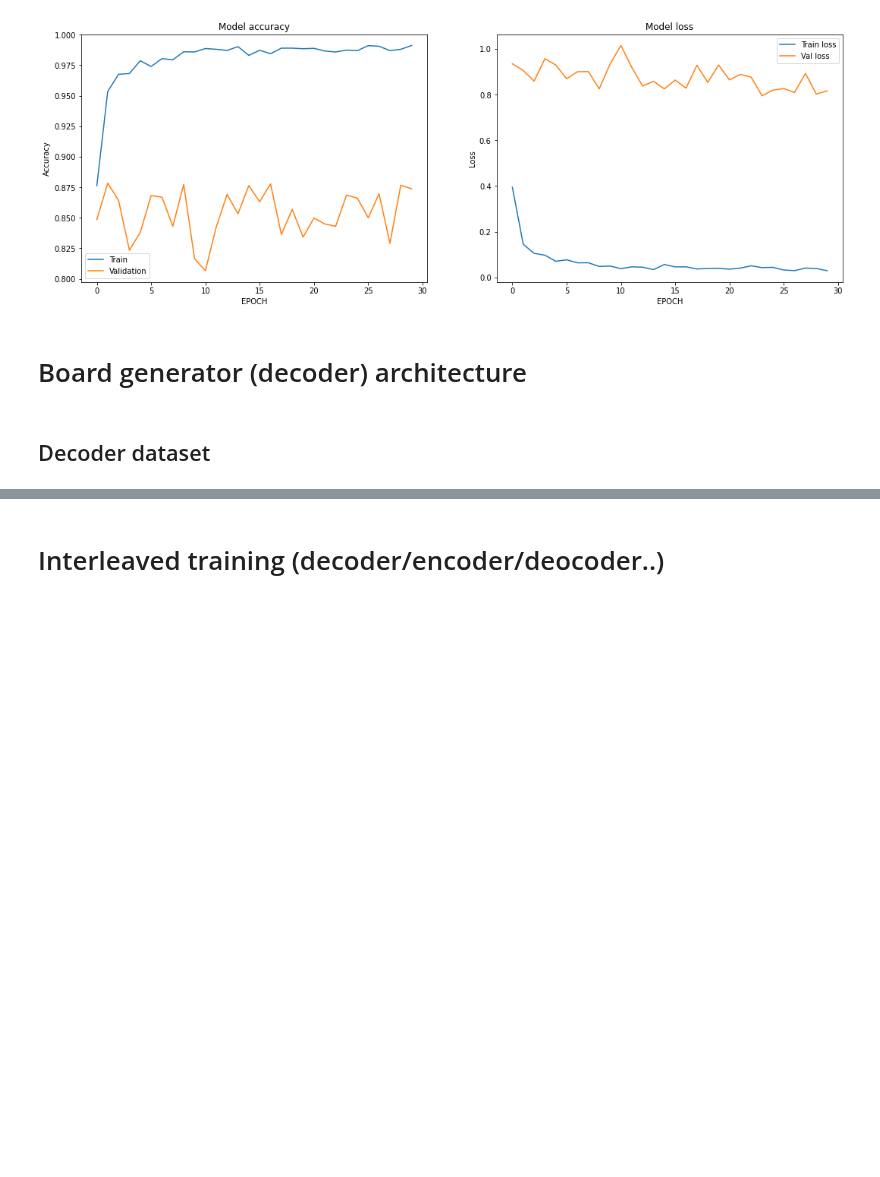
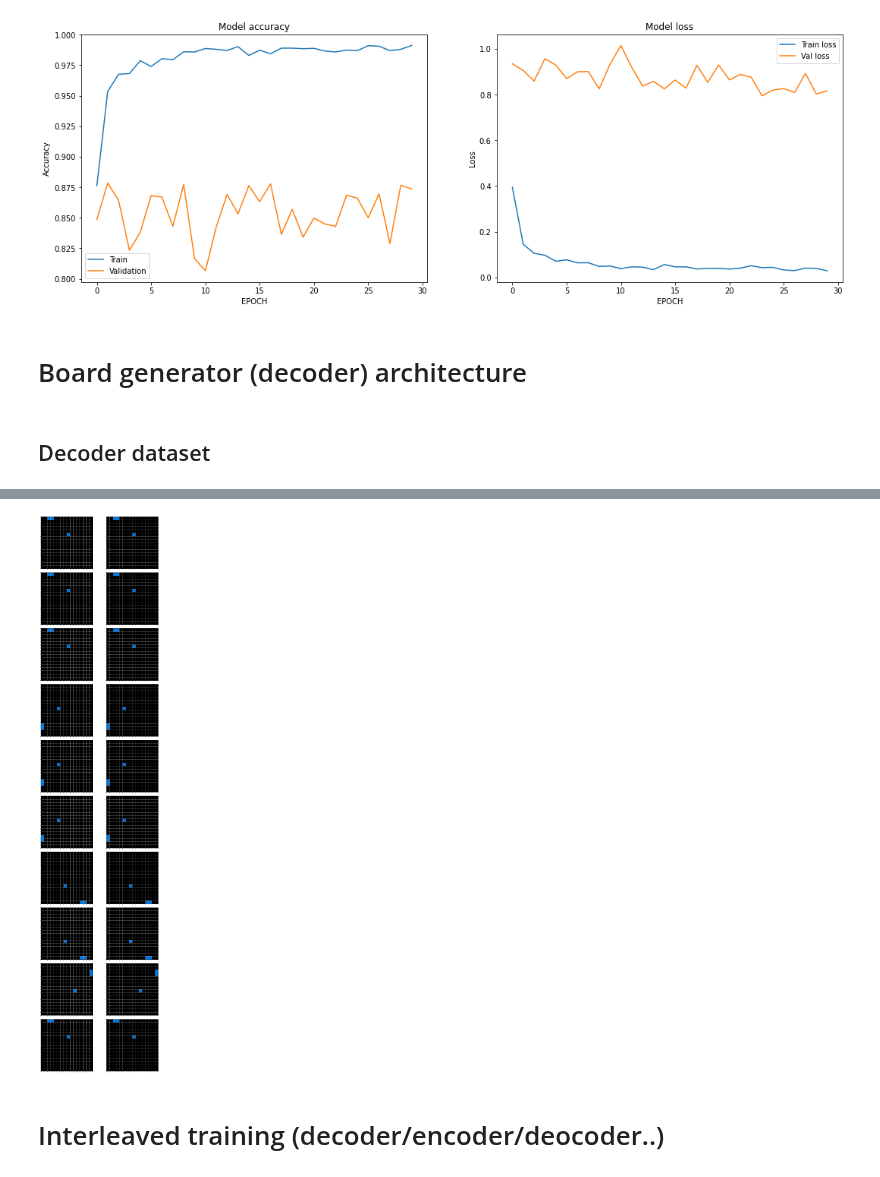
Before and after one commit to omerhac/arc_challenge, a Jupyter notebook: arc_starter_notebook.ipynb, the cells around one changed output, grey strips where cells are left out. Cells and saved outputs as stored; diff of their text form; code cells hidden in the pictures; blank space fills up the shorter version.

```diff
--- a/arc_starter_notebook.ipynb
+++ b/arc_starter_notebook.ipynb
@@ -126,7 +126,7 @@ def plot_task(task):
 
 def plot_board_pairs(board_pairs, labels):
   """
-  Plots the board pairs with their label as a title
+  Plots the board pairs (for siamese networks) with their label as a title
   """
 
   fig, axs = plt.subplots(len(board_pairs), 2, figsize=(8, 3 * len(board_pairs)))
@@ -138,6 +138,23 @@ def plot_board_pairs(board_pairs, labels):
 
   plt.tight_layout()
   plt.show()
+
+
+def plot_decoder_boards(board_pairs):
+  """
+  Plots the board pairs (for siamese networks) with their label as a title
+  """
+
+  fig, axs = plt.subplots(len(board_pairs), 2, figsize=(8, 3 * len(board_pairs)))
+
+  for i, pair in enumerate(board_pairs):
+    # plot a pair on a given axis
+    plot_board(pair[0], axs[i, 0])
+    plot_board(pair[1], axs[i, 1])
+
+  plt.tight_layout()
+  plt.show()
+
 
 def display_training_curves(hist, metric='accuracy', with_val=False):
   """display learning curves for keras history dict, args: history dict, with val --> boolean with/without val"""
@@ -904,7 +929,0 @@ plot_model(ed, expand_nested=True, show_shapes=True)
-# %%
-board = model_shape_board(all_boards[15])
-boards = np.stack([board,board])
-e = get_encoder_from_siamese(sn).predict(boards)
-d = decoder.predict(e)
-p = plotting_shape_board(d[0])
-board = plotting_shape_board(board)
@@ -915,3 +932,17 @@ plot_board(p, axs[1])
+# %%
+boards = decoder_y[-10:]
+
+# predict
+predictions = ed.predict(boards)
+
+# reshape
+boards = [plotting_shape_board(board) for board in boards]
+predictions = [plotting_shape_board(board) for board in predictions]
+pairs = zip(boards, predictions)
+
+plot_decoder_boards(list(pairs))
+# %% [output]
+[figure, added]
 # %% [markdown]
 # Interleaved training (decoder/encoder/deocoder..)
 # %%
```
Also changed, not shown: parts of 6 cells of this notebook.
